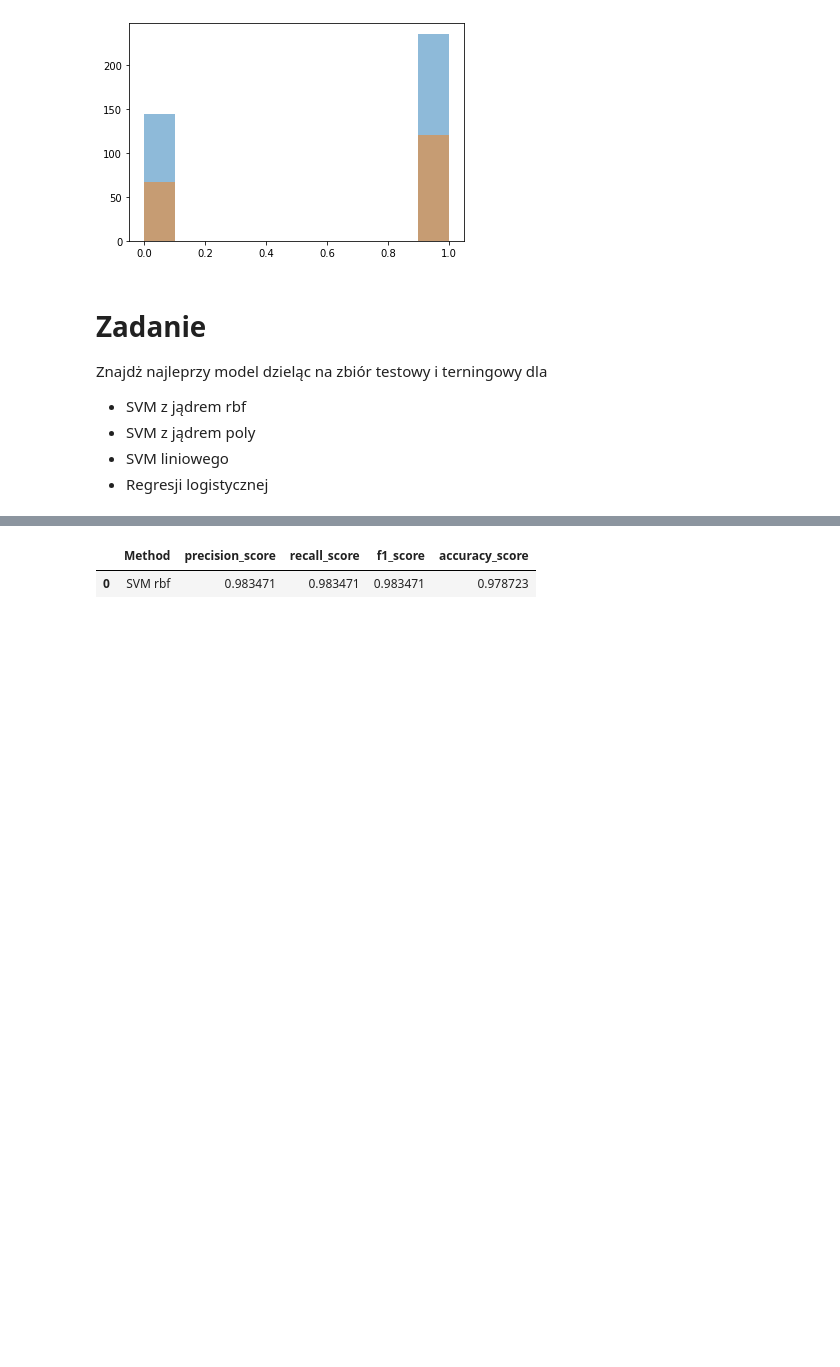
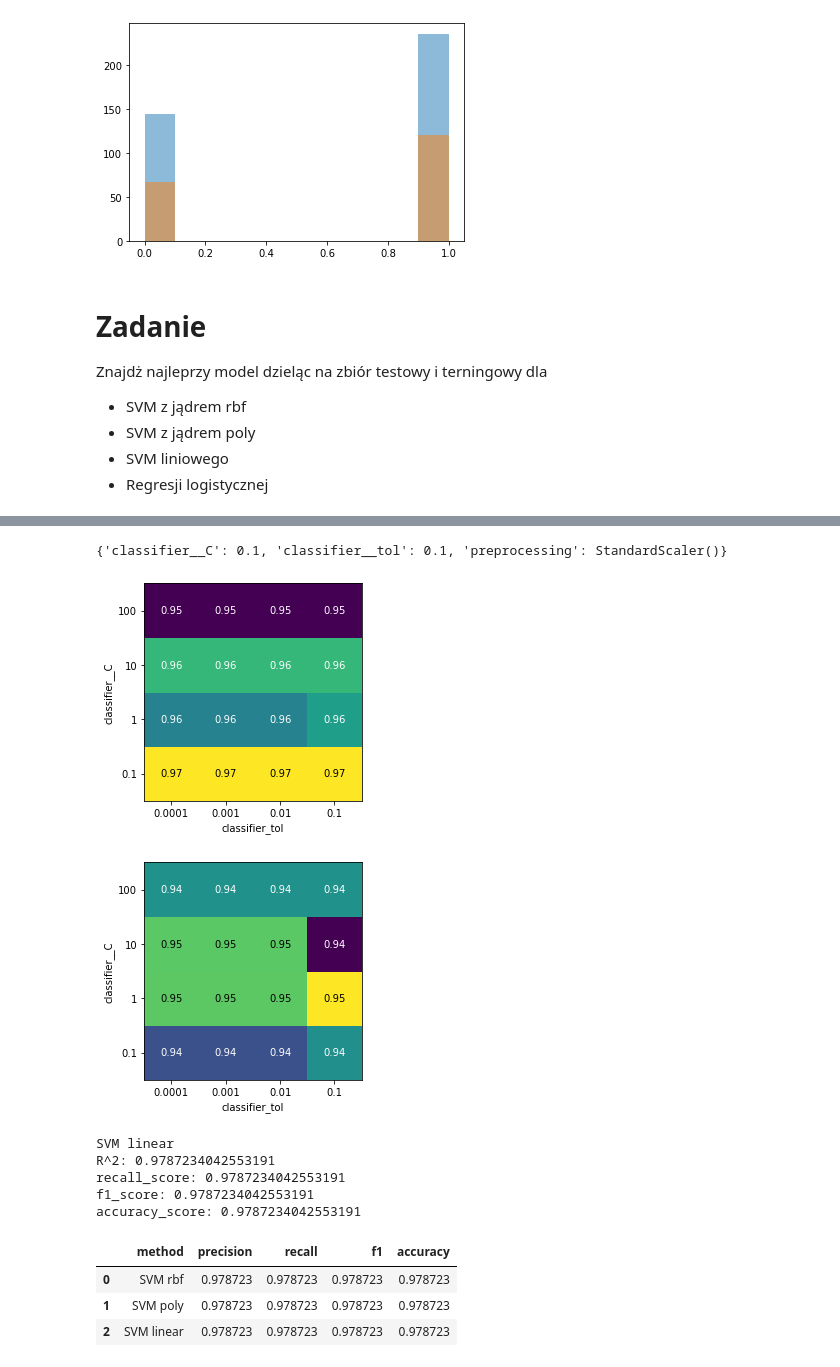
Before and after one commit to Banzanic/PSI-zadania, a Jupyter notebook: Z09_D_Pipeline_GridSearchCV.ipynb, the cells around one changed output, grey strips where cells are left out. Drawn from its saved outputs; the diff is of its cells as text; code cells hidden in the pictures; blank space fills up the shorter version.

```diff
--- a/Z09_D_Pipeline_GridSearchCV.ipynb
+++ b/Z09_D_Pipeline_GridSearchCV.ipynb
@@ -59,4 +60,4 @@ Znajdż najleprzy model dzieląc na zbiór testowy i terningowy dla
 from sklearn.model_selection import StratifiedKFold
 
 seed=123
-kfold = StratifiedKFold(n_splits=5)
+kfold = StratifiedKFold(n_splits=5, shuffle=True, random_state=seed)
@@ -164,13 +185,37 @@ accuracy_score: 0.9787234042553191
-# %%
-import pandas as pd
-d = {'precision_score': precision_score,
-     'recall_score': recall_score,
-     'f1_score': f1_score,
-     'accuracy_score' : accuracy_score
-    }
-df = pd.DataFrame(data=d)
-df.insert(loc=0, column='Method', value=['SVM rbf'])
-df
-# %% [output]
-|  | Method | precision_score | recall_score | f1_score | accuracy_score |
-| 0 | SVM rbf | 0.983471 | 0.983471 | 0.983471 | 0.978723 |
+# %%
+pipe = Pipeline([('preprocessing', StandardScaler()), ('classifier', SVC(kernel='linear'))])
+param_grid = {
+            'preprocessing': [StandardScaler(), None],
+            'classifier__C': [0.1, 1, 10, 100],
+            'classifier__tol': [1e-4, 1e-3, 1e-2, 1e-1]
+}
+grid_3 = GridSearchCV(pipe, param_grid, cv=kfold, return_train_score=True, n_jobs=4)
+grid_3.fit(X_train, y_train)
+grid_3.best_params_
+results = pd.DataFrame(grid_3.cv_results_)
+scores = np.array(results.mean_test_score).reshape(4, 4, 2)
+scores = scores[:,:,0]
+heatmap(scores, xlabel='classifier_tol', xticklabels=param_grid['classifier__tol'], ylabel='classifier__C', yticklabels=param_grid['classifier__C'], cmap="viridis")
+plt.show()
+scores = np.array(results.mean_test_score).reshape(4, 4, 2)
+scores = scores[:,:,1]
+heatmap(scores, xlabel='classifier_tol', xticklabels=param_grid['classifier__tol'], ylabel='classifier__C', yticklabels=param_grid['classifier__C'], cmap="viridis")
+plt.show()
+models.append(('SVM linear', grid_3.best_estimator_))
+scores_3 = get_scores(*models[-1])
+print_scores(scores_3)
+df.loc[2] = scores_3
+df
+# %% [output]
+{'classifier__C': 0.1, 'classifier__tol': 0.1, 'preprocessing': StandardScaler()}
+[figure, added]
+[figure, added]
+SVM linear
+R^2: 0.9787234042553191
+recall_score: 0.9787234042553191
+f1_score: 0.9787234042553191
+accuracy_score: 0.9787234042553191
+|  | method | precision | recall | f1 | accuracy |
+| 0 | SVM rbf | 0.978723 | 0.978723 | 0.978723 | 0.978723 |
+| 1 | SVM poly | 0.978723 | 0.978723 | 0.978723 | 0.978723 |
+| 2 | SVM linear | 0.978723 | 0.978723 | 0.978723 | 0.978723 |
```
Also changed, not shown: parts of 10 cells of this notebook.
